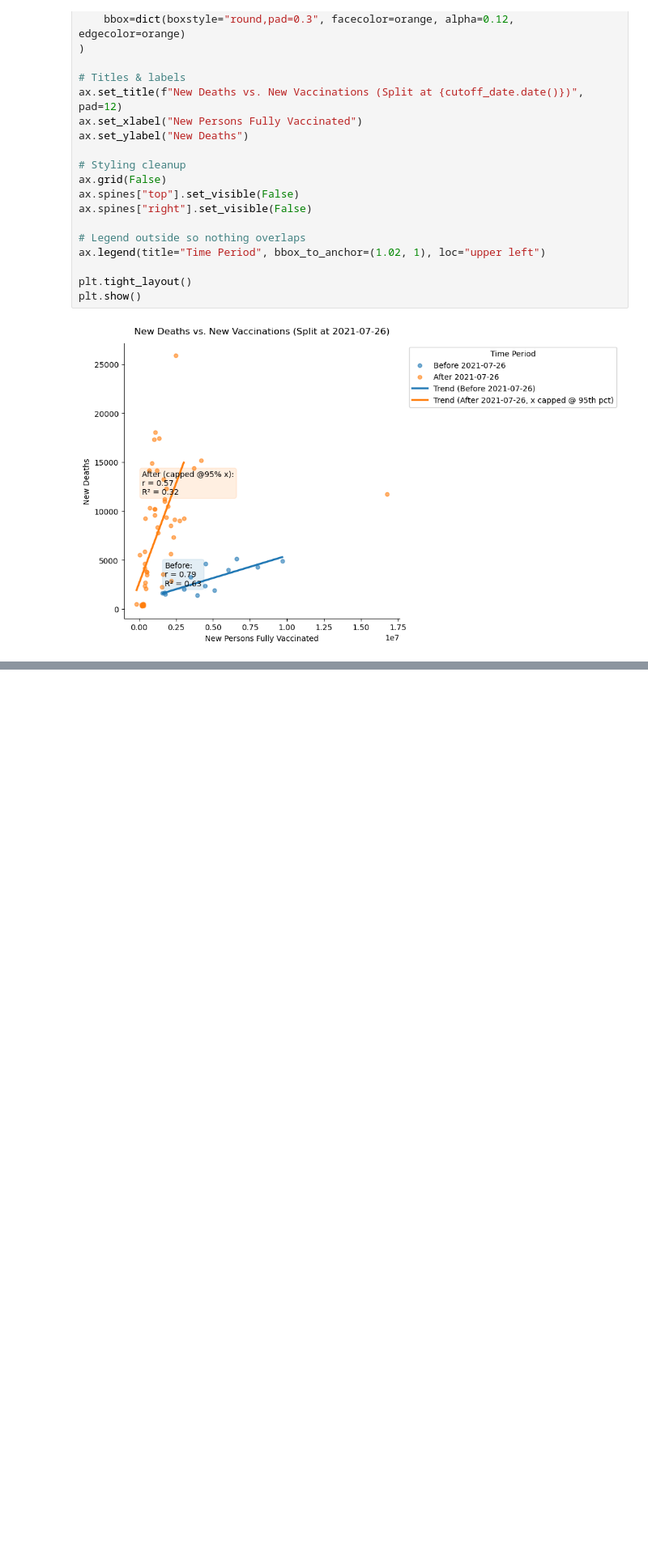
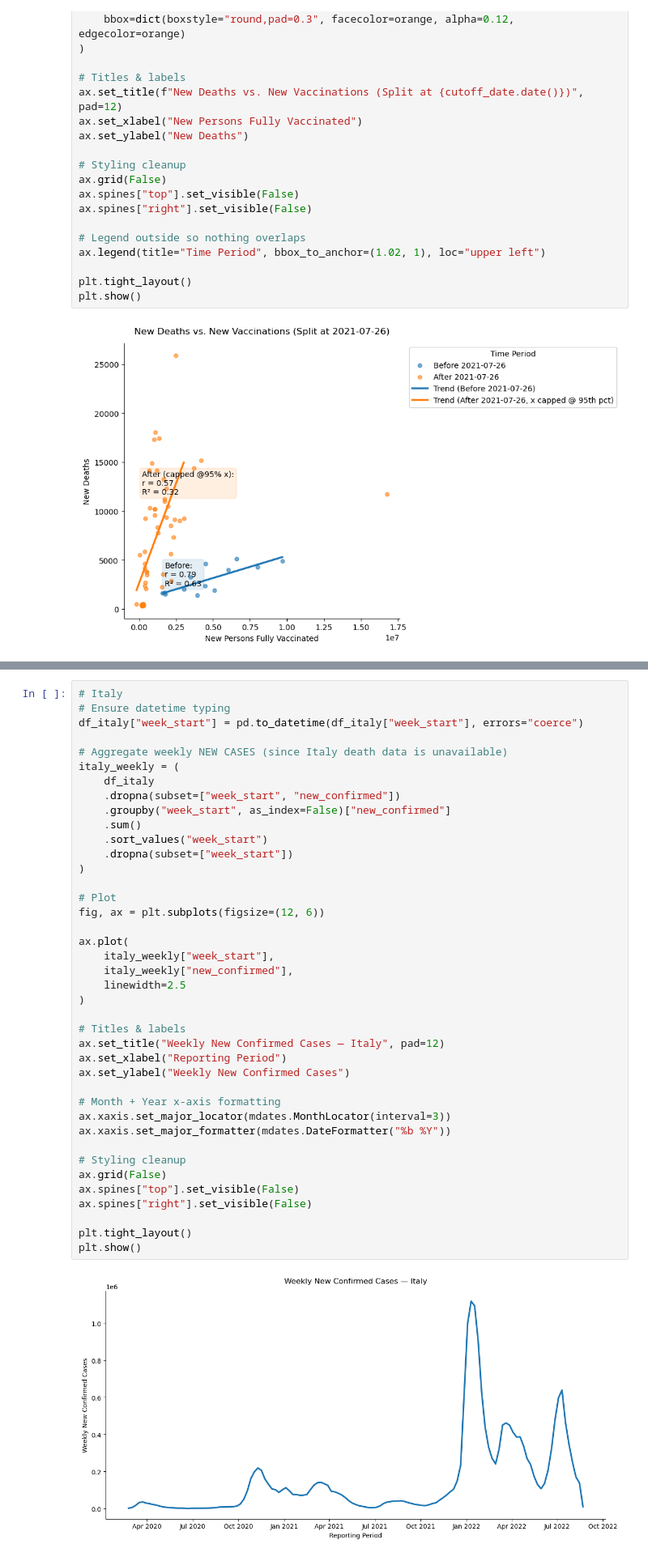
Before and after one commit to ginzee/Messy_Data_Forecasting_Covid, a Jupyter notebook: notebooks/final_analysis.ipynb, the cells around one changed output, grey strips where cells are left out. Shown at 81% size. Saved outputs shown, nothing was run; the diff lists cells and outputs as text; blank space fills up the shorter version.

```diff
--- a/notebooks/final_analysis.ipynb
+++ b/notebooks/final_analysis.ipynb
@@ -1854,0 +1370,42 @@ Death Forecasts Table:
+# %%
+# Italy
+# Ensure datetime typing
+df_italy["week_start"] = pd.to_datetime(df_italy["week_start"], errors="coerce")
+
+# Aggregate weekly NEW CASES (since Italy death data is unavailable)
+italy_weekly = (
+    df_italy
+    .dropna(subset=["week_start", "new_confirmed"])
+    .groupby("week_start", as_index=False)["new_confirmed"]
+    .sum()
+    .sort_values("week_start")
+    .dropna(subset=["week_start"])
+)
+
+# Plot
+fig, ax = plt.subplots(figsize=(12, 6))
+
+ax.plot(
+    italy_weekly["week_start"],
+    italy_weekly["new_confirmed"],
+    linewidth=2.5
+)
+
+# Titles & labels
+ax.set_title("Weekly New Confirmed Cases — Italy", pad=12)
+ax.set_xlabel("Reporting Period")
+ax.set_ylabel("Weekly New Confirmed Cases")
+
+# Month + Year x-axis formatting
+ax.xaxis.set_major_locator(mdates.MonthLocator(interval=3))
+ax.xaxis.set_major_formatter(mdates.DateFormatter("%b %Y"))
+
+# Styling cleanup
+ax.grid(False)
+ax.spines["top"].set_visible(False)
+ax.spines["right"].set_visible(False)
+
+plt.tight_layout()
+plt.show()
+# %% [output]
+[figure, added]
```
Also changed, not shown: parts of 88 cells of this notebook, 11 other files.
